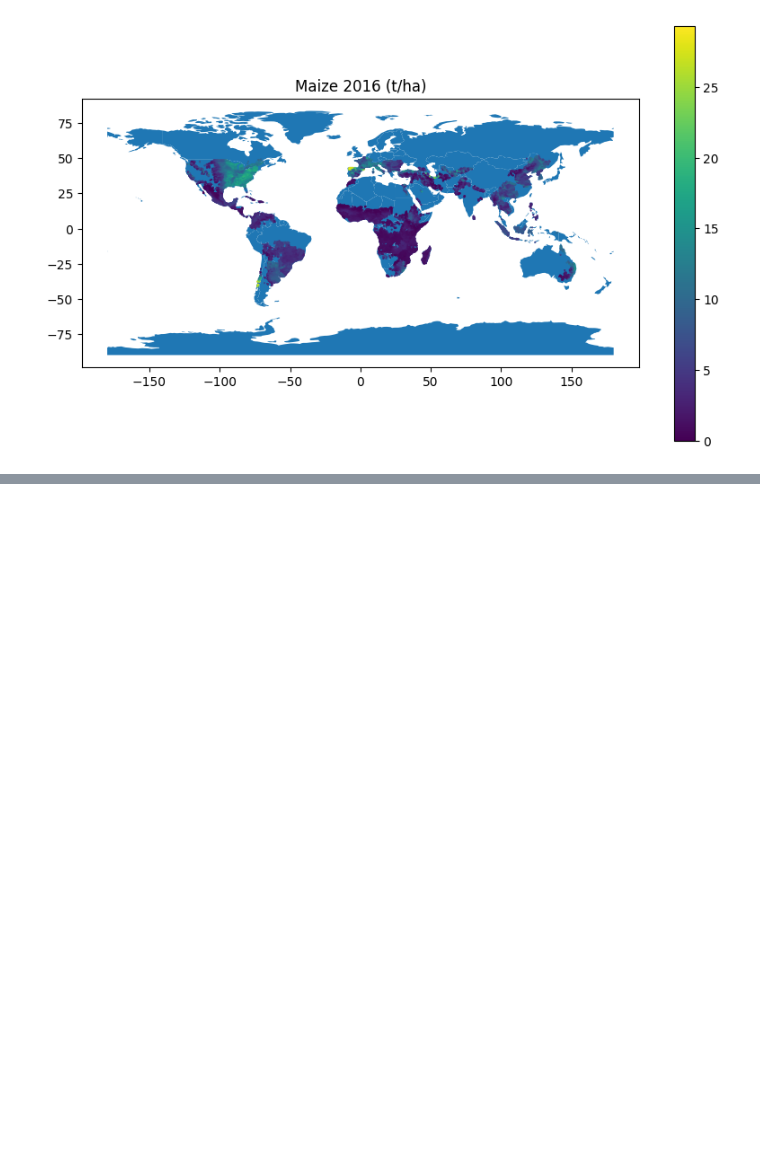
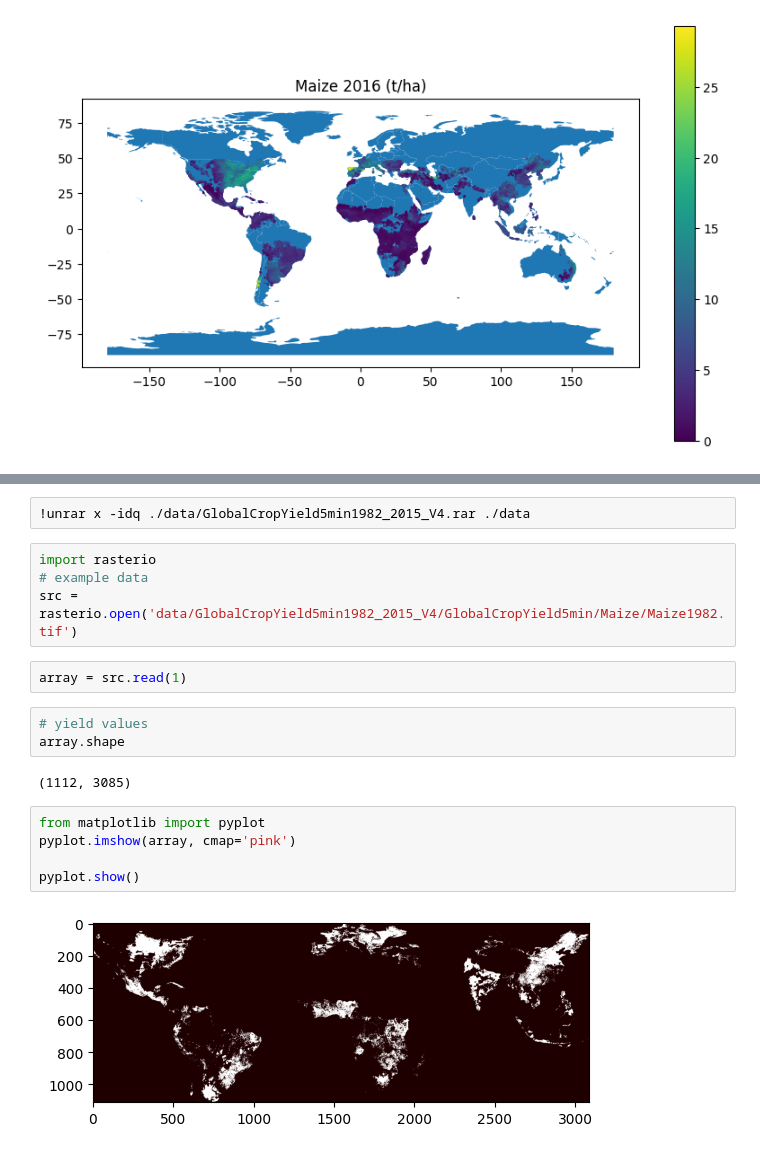
Before and after one commit to davidguzmanr/COMP-685-Fall-2025, a Jupyter notebook: notebooks/import_tests.ipynb, the cells around one changed output, grey strips where cells are left out. Cells and saved outputs as stored; diff of their text form; blank space fills up the shorter version.

Commit message:
add global crop yield 5 min 1982 - 2015

```diff
--- a/notebooks/import_tests.ipynb
+++ b/notebooks/import_tests.ipynb
@@ -329,0 +352,20 @@ plt.show()
+# %%
+!unrar x -idq ./data/GlobalCropYield5min1982_2015_V4.rar ./data
+# %%
+import rasterio
+# example data
+src = rasterio.open('data/GlobalCropYield5min1982_2015_V4/GlobalCropYield5min/Maize/Maize1982.tif')
+# %%
+array = src.read(1)
+# %%
+# yield values
+array.shape
+# %% [output]
+(1112, 3085)
+# %%
+from matplotlib import pyplot
+pyplot.imshow(array, cmap='pink')
+
+pyplot.show()
+# %% [output]
+[figure, added]
```
Also changed, not shown: parts of 7 cells of this notebook.
